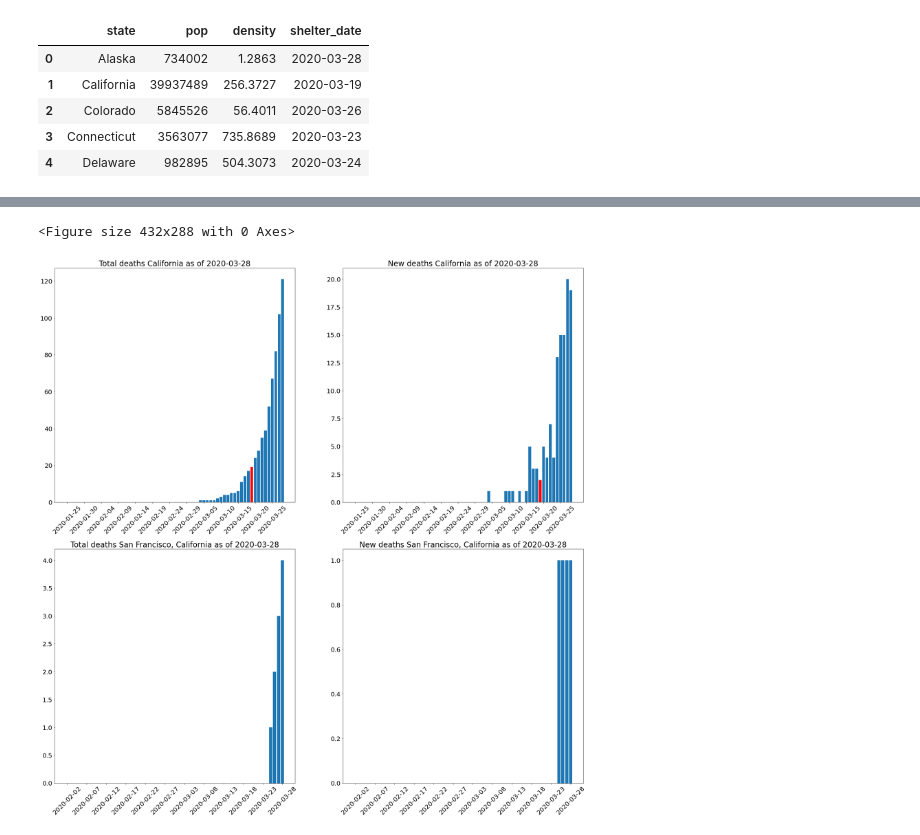
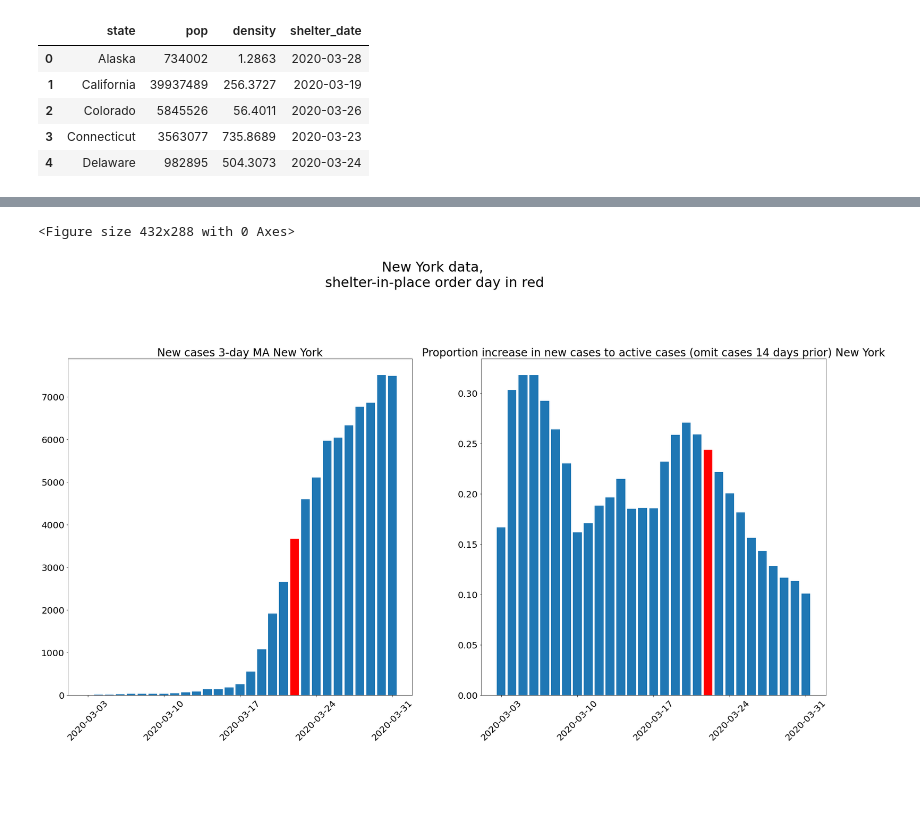
Before and after one commit to rirwin/covid-19-data, a Jupyter notebook: notebooks/covid19.ipynb, the cells around one changed output, grey strips where cells are left out. Saved outputs shown, nothing was run; the diff lists cells and outputs as text; code cells hidden in the pictures; blank space fills up the shorter version.

Commit message:
3day moving average growth per active cases, hoping to capture spread rate

```diff
--- a/notebooks/covid19.ipynb
+++ b/notebooks/covid19.ipynb
@@ -153,6 +144,7 @@ def plot_county_and_state(county, state, column='cases'):
 
     ax1 = f.add_subplot(221)
     df = s_df[s_df["state"] == state][['date','cases','deaths']].reset_index().drop(columns='index')
+    df = df.tail(n=29)  # pick an n s.t. n = 7*k + 1
     ax1.bar(df.date, df[column])
     highlight_state_shelter_in_place(df, state, column, ax1)
     format_axes(ax1, df)
@@ -190,15 +182,12 @@ def highlight_state_shelter_in_place(df, state, column, ax):
 
 def format_axes(ax, df):
     _x = np.arange(df.date.size)
-    freq = 5
+    freq = 7
     ax.set_xticks(_x[::freq])
     ax.set_xticklabels(list(df.date)[::freq], rotation=45)
     ax.tick_params(axis='both', which='major', labelsize=20)
 # %%
-plot_county_and_state('San Francisco', 'California', 'deaths')
+#plot_county_and_state('San Francisco', 'California', 'deaths')
 #plot_county_and_state('Contra Costa', 'California')
 #plot_county_and_state('DeKalb', 'Georgia')
 #plot_county_and_state('New York City', 'New York')
-# %% [output]
-<Figure size 432x288 with 0 Axes>
-[figure, removed]
@@ -204,0 +248,5 @@ plot_county_and_state('San Francisco', 'California', 'deaths')
+# %%
+plot_state_stats_spread_rate('New York')
+# %% [output]
+<Figure size 432x288 with 0 Axes>
+[figure, added]
```
Also changed, not shown: parts of 9 cells of this notebook.
